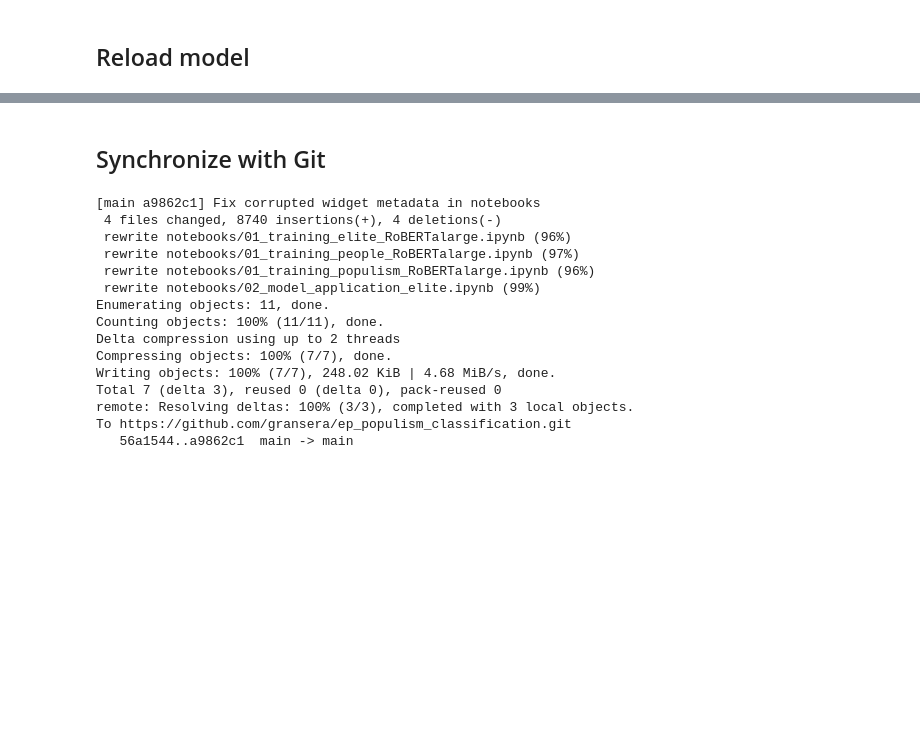
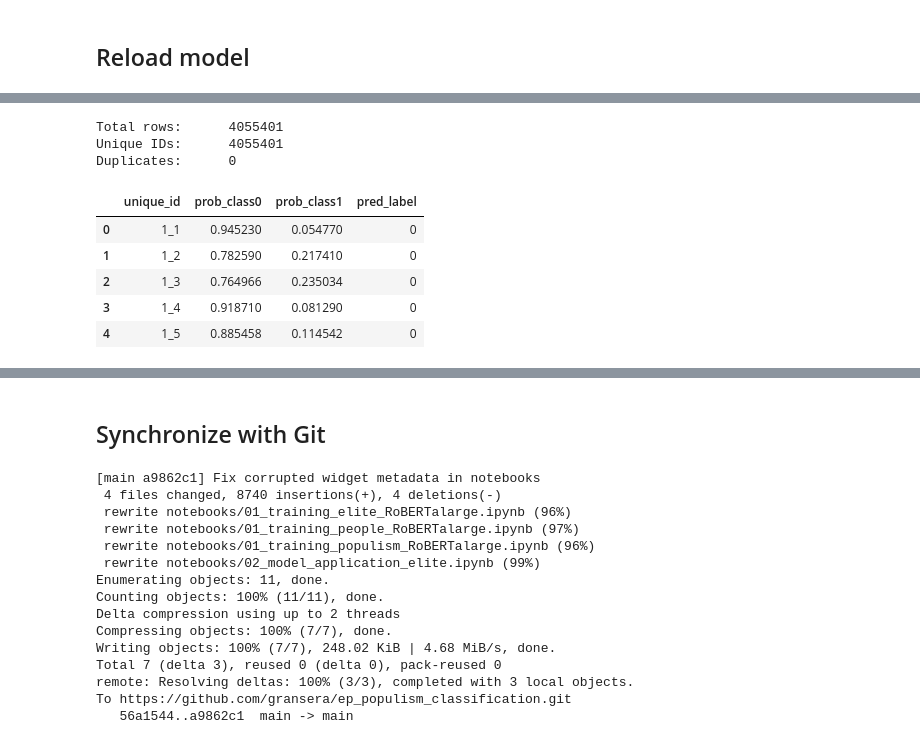
Before and after one commit to gransera/ep_populism_classification, a Jupyter notebook: notebooks/02_model_application_elite.ipynb, the cells around one changed output, grey strips where cells are left out. Saved outputs shown, nothing was run; the diff lists cells and outputs as text; code cells hidden in the pictures; blank space fills up the shorter version.

```diff
--- a/notebooks/02_model_application_elite.ipynb
+++ b/notebooks/02_model_application_elite.ipynb
@@ -219,2 +223,24 @@ preds_df['pred_label'] = (preds_df['prob_class1'] >= THRESHOLD).astype(int)
+# %%
+# Check for duplicates
+print(f"Total rows:      {len(preds_df)}")
+print(f"Unique IDs:      {preds_df['unique_id'].nunique()}")
+print(f"Duplicates:      {preds_df.duplicated(subset='unique_id').sum()}")
+# %% [output]
+Total rows:      4055401
+Unique IDs:      4055401
+Duplicates:      0
+# %%
+# Apply best performing threshold
+
+THRESHOLD = 0.675
+preds_df['pred_label'] = (preds_df['prob_class1'] >= THRESHOLD).astype(int)
+preds_df.head()
+# %% [output]
+|  | unique_id | prob_class0 | prob_class1 | pred_label |
+| 0 | 1_1 | 0.945230 | 0.054770 | 0 |
+| 1 | 1_2 | 0.782590 | 0.217410 | 0 |
+| 2 | 1_3 | 0.764966 | 0.235034 | 0 |
+| 3 | 1_4 | 0.918710 | 0.081290 | 0 |
+| 4 | 1_5 | 0.885458 | 0.114542 | 0 |
 # %%
 # Save file
```
Also changed, not shown: parts of 10 cells of this notebook.
